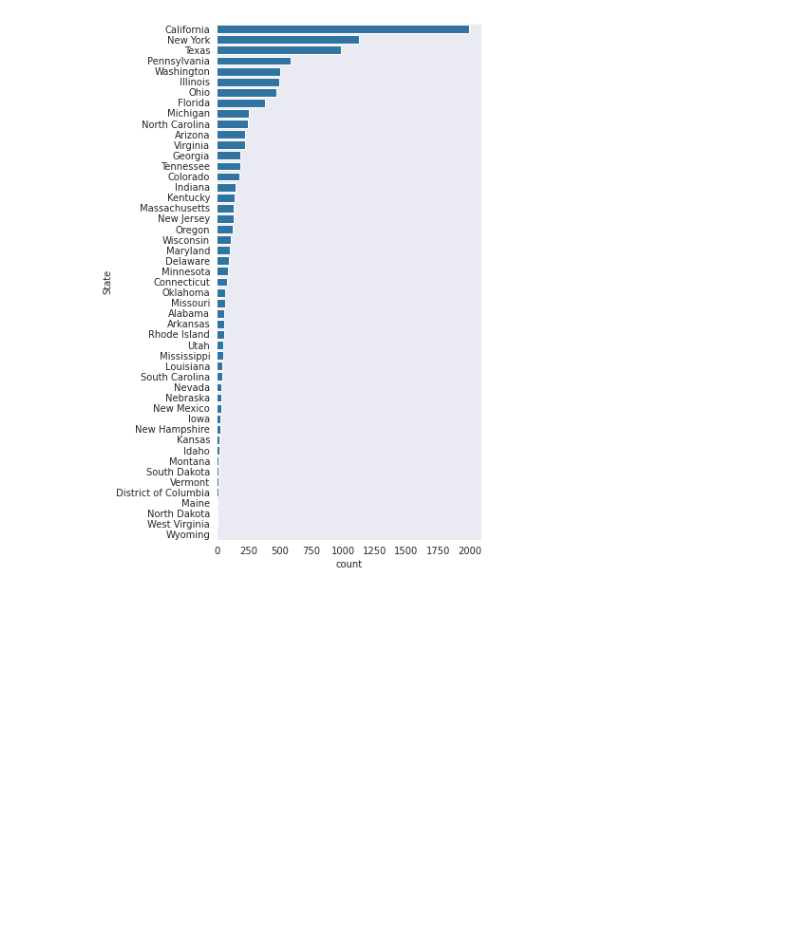
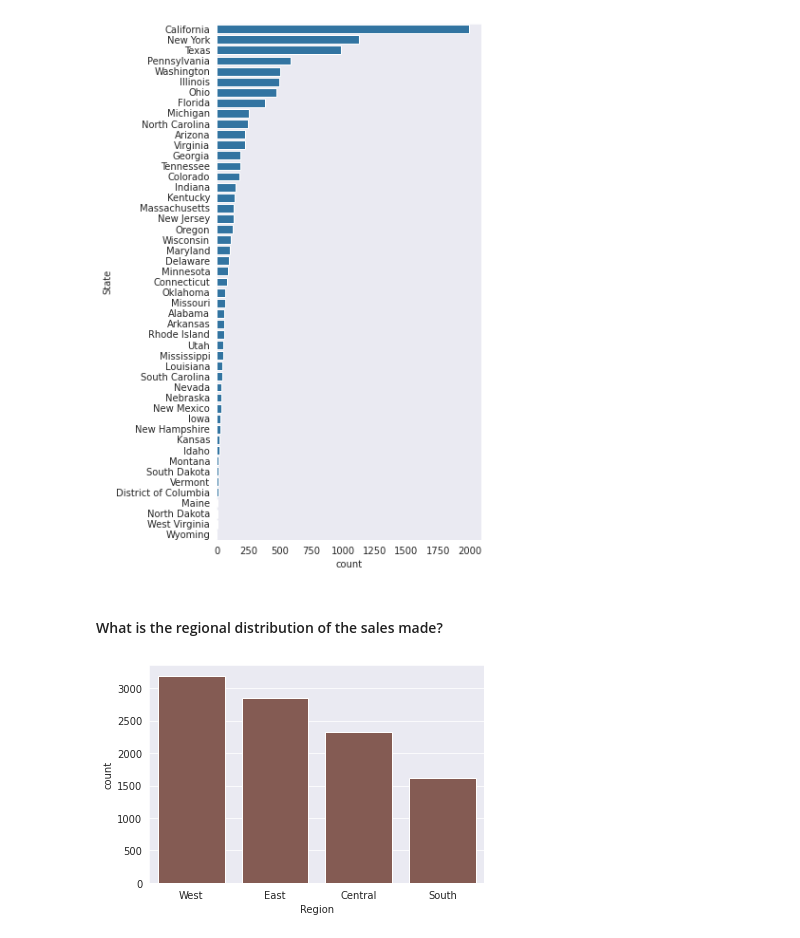
Before and after one commit to Dee-nDee/SuperStore_Data_Analysis, a Jupyter notebook: SuperStore.ipynb, the cells around one changed output. Cells and saved outputs as stored; diff of their text form; code cells hidden in the pictures; blank space fills up the shorter version.

Commit message:
feat: Region Feature Exploration

```diff
--- a/SuperStore.ipynb
+++ b/SuperStore.ipynb
@@ -346,3 +347,17 @@ sb.countplot(data = samp_superstore, y = "State", color = base_color,
 plt.grid(False)
 # %% [output]
 [figure]
+# %% [markdown]
+#### What is the regional distribution of the sales made?
+# %%
+#choose color
+color4 = sb.color_palette()[5]
+# %%
+#obtain order
+reg_order = samp_superstore.Region.value_counts().index
+
+#visualize
+sb.countplot(data = samp_superstore, x = "Region", color = color4,
+             order = reg_order);
+# %% [output]
+[figure, added]
```
Also changed, not shown: parts of 2 cells of this notebook.
